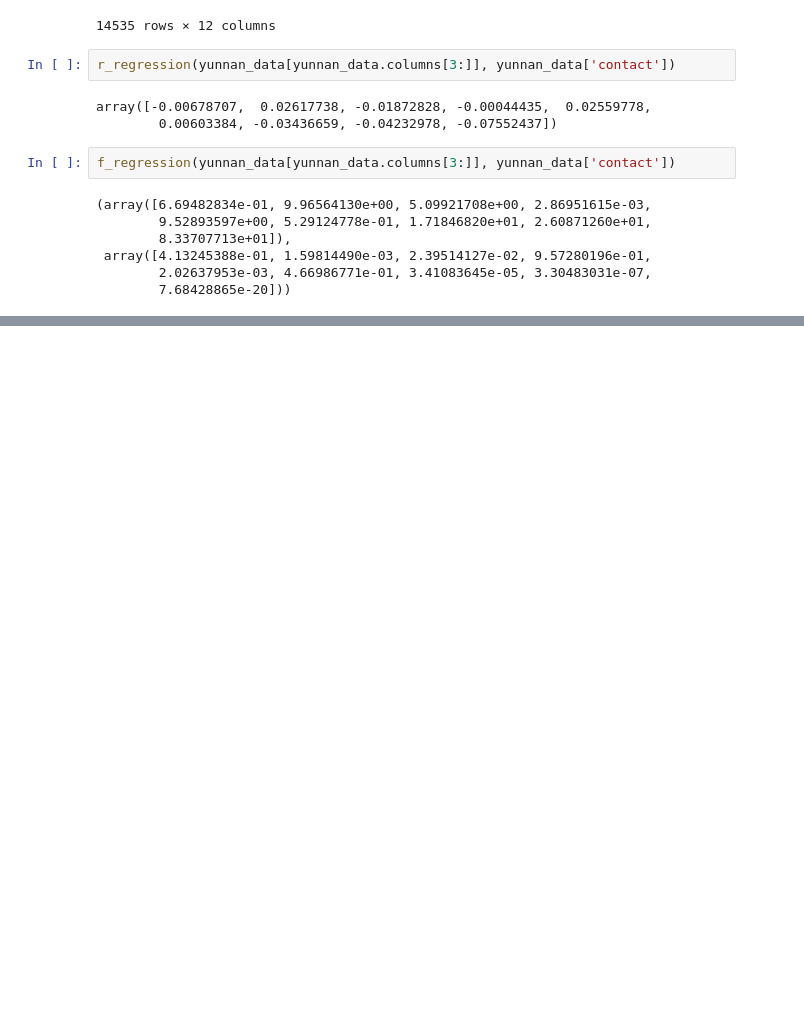
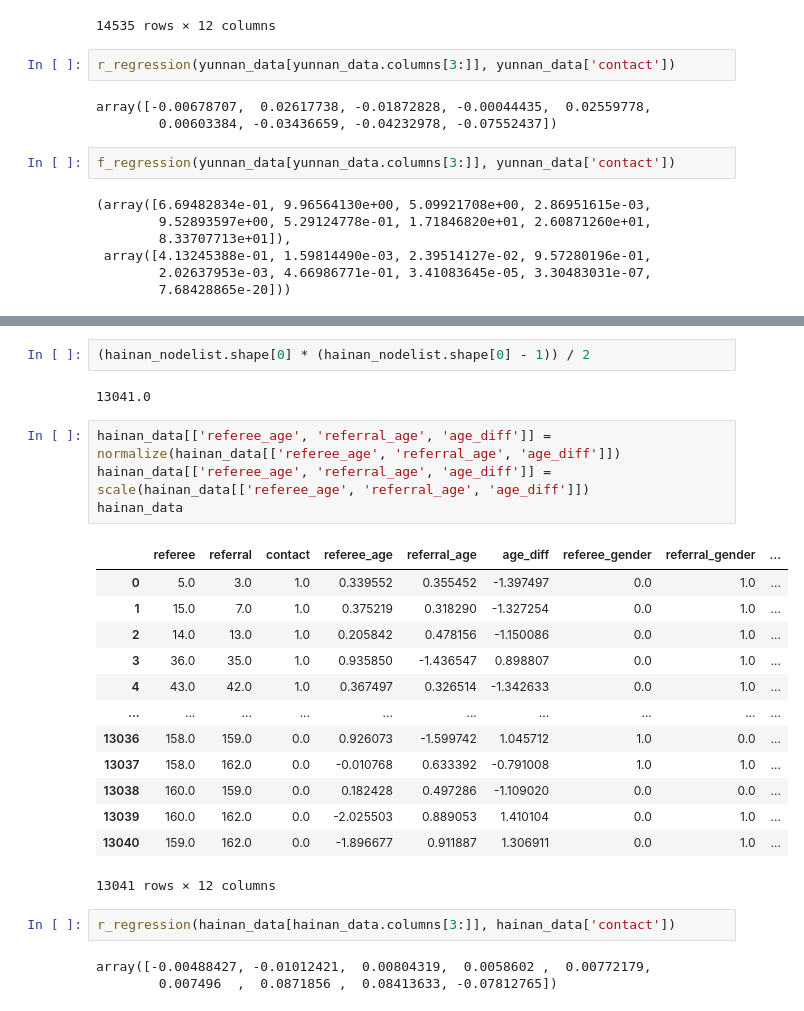
Before and after one commit to swestfechtel/masterarbeit, a Jupyter notebook: network_analysis/basic_regressions.ipynb, the cells around one changed output, grey strips where cells are left out. Saved outputs shown, nothing was run; the diff lists cells and outputs as text; blank space fills up the shorter version.

```diff
--- a/network_analysis/basic_regressions.ipynb
+++ b/network_analysis/basic_regressions.ipynb
@@ -126,0 +190,27 @@ f_regression(yunnan_data[yunnan_data.columns[3:]], yunnan_data['contact'])
+# %%
+(hainan_nodelist.shape[0] * (hainan_nodelist.shape[0] - 1)) / 2
+# %% [output]
+13041.0
+# %%
+hainan_data[['referee_age', 'referral_age', 'age_diff']] = normalize(hainan_data[['referee_age', 'referral_age', 'age_diff']])
+hainan_data[['referee_age', 'referral_age', 'age_diff']] = scale(hainan_data[['referee_age', 'referral_age', 'age_diff']])
+hainan_data
+# %% [output]
+|  | referee | referral | contact | referee_age | referral_age | age_diff | referee_gender | referral_gender | ... |
+| 0 | 5.0 | 3.0 | 1.0 | 0.339552 | 0.355452 | -1.397497 | 0.0 | 1.0 | ... |
+| 1 | 15.0 | 7.0 | 1.0 | 0.375219 | 0.318290 | -1.327254 | 0.0 | 1.0 | ... |
+| 2 | 14.0 | 13.0 | 1.0 | 0.205842 | 0.478156 | -1.150086 | 0.0 | 1.0 | ... |
+| 3 | 36.0 | 35.0 | 1.0 | 0.935850 | -1.436547 | 0.898807 | 0.0 | 1.0 | ... |
+| 4 | 43.0 | 42.0 | 1.0 | 0.367497 | 0.326514 | -1.342633 | 0.0 | 1.0 | ... |
+| ... | ... | ... | ... | ... | ... | ... | ... | ... | ... |
+| 13036 | 158.0 | 159.0 | 0.0 | 0.926073 | -1.599742 | 1.045712 | 1.0 | 0.0 | ... |
+| 13037 | 158.0 | 162.0 | 0.0 | -0.010768 | 0.633392 | -0.791008 | 1.0 | 1.0 | ... |
+| 13038 | 160.0 | 159.0 | 0.0 | 0.182428 | 0.497286 | -1.109020 | 0.0 | 0.0 | ... |
+| 13039 | 160.0 | 162.0 | 0.0 | -2.025503 | 0.889053 | 1.410104 | 0.0 | 1.0 | ... |
+| 13040 | 159.0 | 162.0 | 0.0 | -1.896677 | 0.911887 | 1.306911 | 0.0 | 1.0 | ... |
+13041 rows × 12 columns
+# %%
+r_regression(hainan_data[hainan_data.columns[3:]], hainan_data['contact'])
+# %% [output]
+array([-0.00488427, -0.01012421,  0.00804319,  0.0058602 ,  0.00772179,
+        0.007496  ,  0.0871856 ,  0.08413633, -0.07812765])
```
Also changed, not shown: parts of 31 cells of this notebook, 12 other files.
